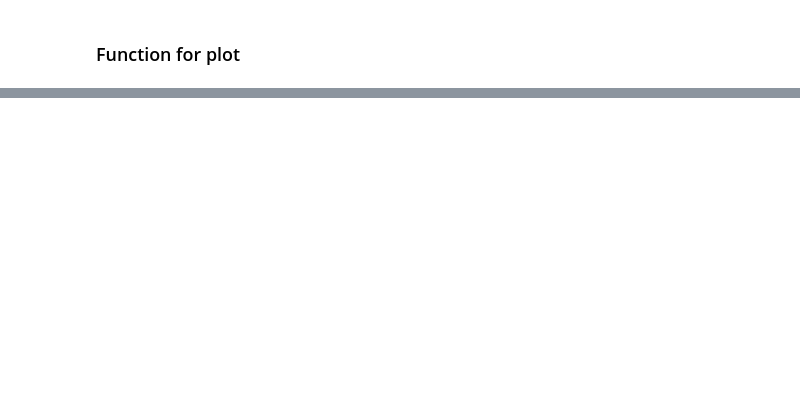
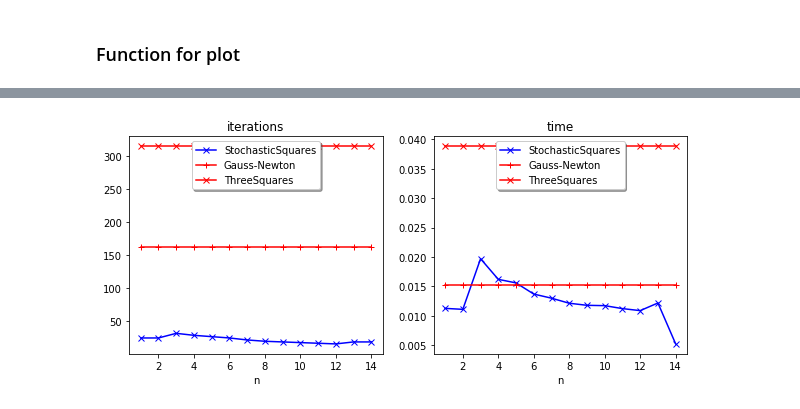
Before and after one commit to Katerina5649/Flexible-Modification-of-Gauss-Newton-Method, a Jupyter notebook: Comparison.ipynb, the cells around one changed output, grey strips where cells are left out. Cells and saved outputs as stored; diff of their text form; code cells hidden in the pictures; blank space fills up the shorter version.

```diff
--- a/Comparison.ipynb
+++ b/Comparison.ipynb
@@ -215,0 +331,6 @@ Testing(F3, J3, getX = getX)
+# %%
+# Для функции F1
+
+TestingStochasticSquares(F1, J1, n = 15)
+# %% [output]
+[figure, added]
```
Also changed, not shown: parts of 18 cells of this notebook.
